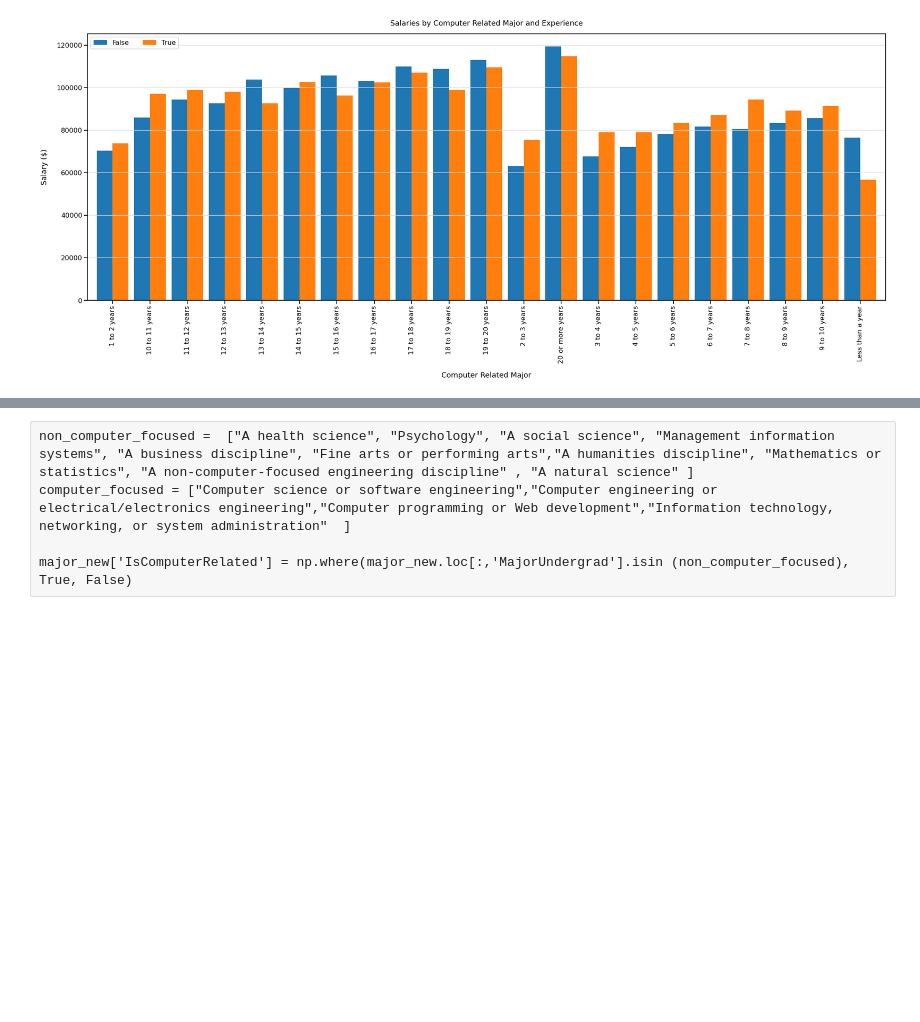
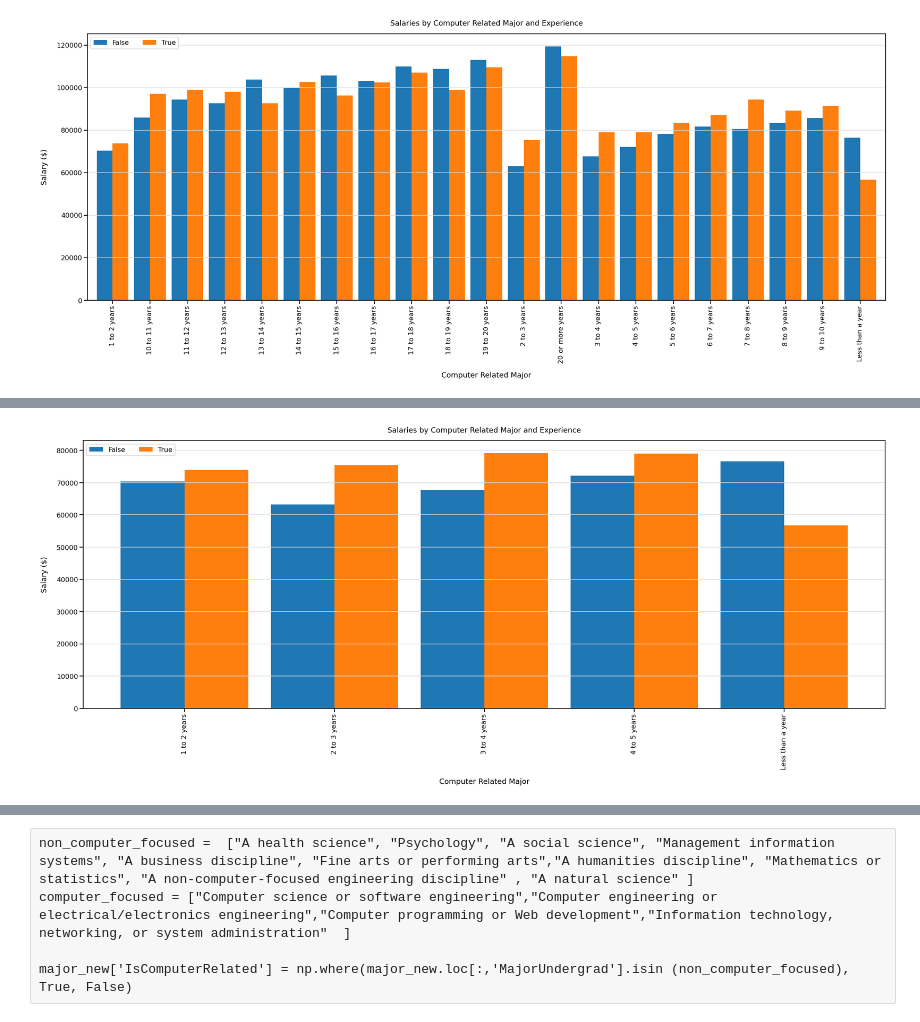
Before and after one commit to katengo2020/DataScieneP, a Jupyter notebook: KateDS.ipynb, the cells around one changed output, grey strips where cells are left out. Drawn from its saved outputs; the diff is of its cells as text; code cells hidden in the pictures; blank space fills up the shorter version.

```diff
--- a/KateDS.ipynb
+++ b/KateDS.ipynb
@@ -198,3 +198,7 @@ plot.yaxis.grid(True, color='#DCDCDC')
 plot.xaxis.grid(False)
 # %% [output]
 [figure]
+# %%
+y1_5 = ["Less than a year", "1 to 2 years", "2 to 3 years", "3 to 4 years", "4 to 5 years"]
+year1_5 = major_related[major_related['YearsProgram'].isin (y1_5)]
+year1_5
@@ -200,0 +223,4 @@ plot.xaxis.grid(False)
+# %%
+# unstack
+year1_5 = year1_5.groupby(["YearsProgram","IsComputerRelated"])['Salary'].mean().rename("Salary").sort_values(ascending=False).sort_index().unstack()
+year1_5
@@ -200,0 +235,12 @@ plot.xaxis.grid(False)
+# %%
+# create the clustered chart
+sns.set_context('talk')
+plot = year1_5.plot.bar(figsize=(35, 12), width=.85)
+plot.legend(loc="upper left",ncol=len(year1_5))
+plot.set_xlabel('Computer Related Major', labelpad=20)
+plot.set_ylabel('Salary ($)', labelpad=20)
+plot.set_title('Salaries by Computer Related Major and Experience', pad=20)
+plot.yaxis.grid(True, color='#DCDCDC')
+plot.xaxis.grid(False)
+# %% [output]
+[figure, added]
```
Also changed, not shown: parts of 5 cells of this notebook.
